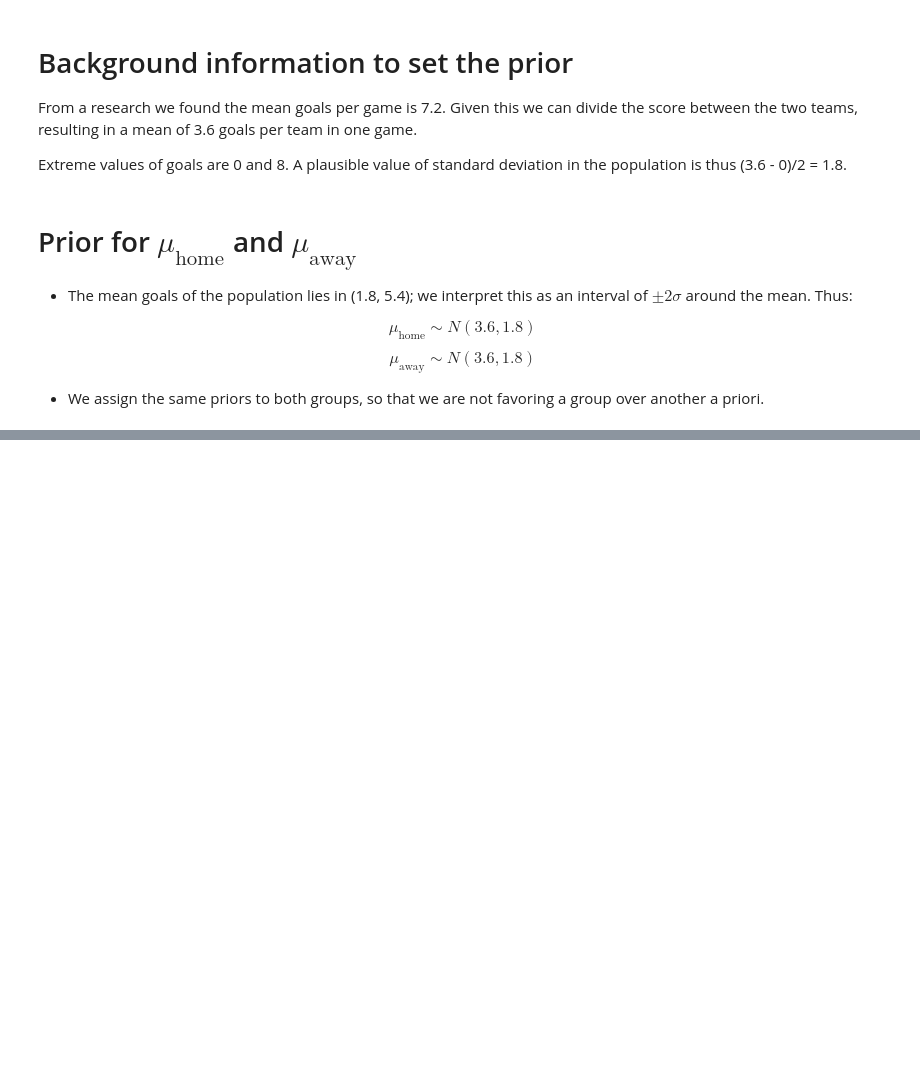
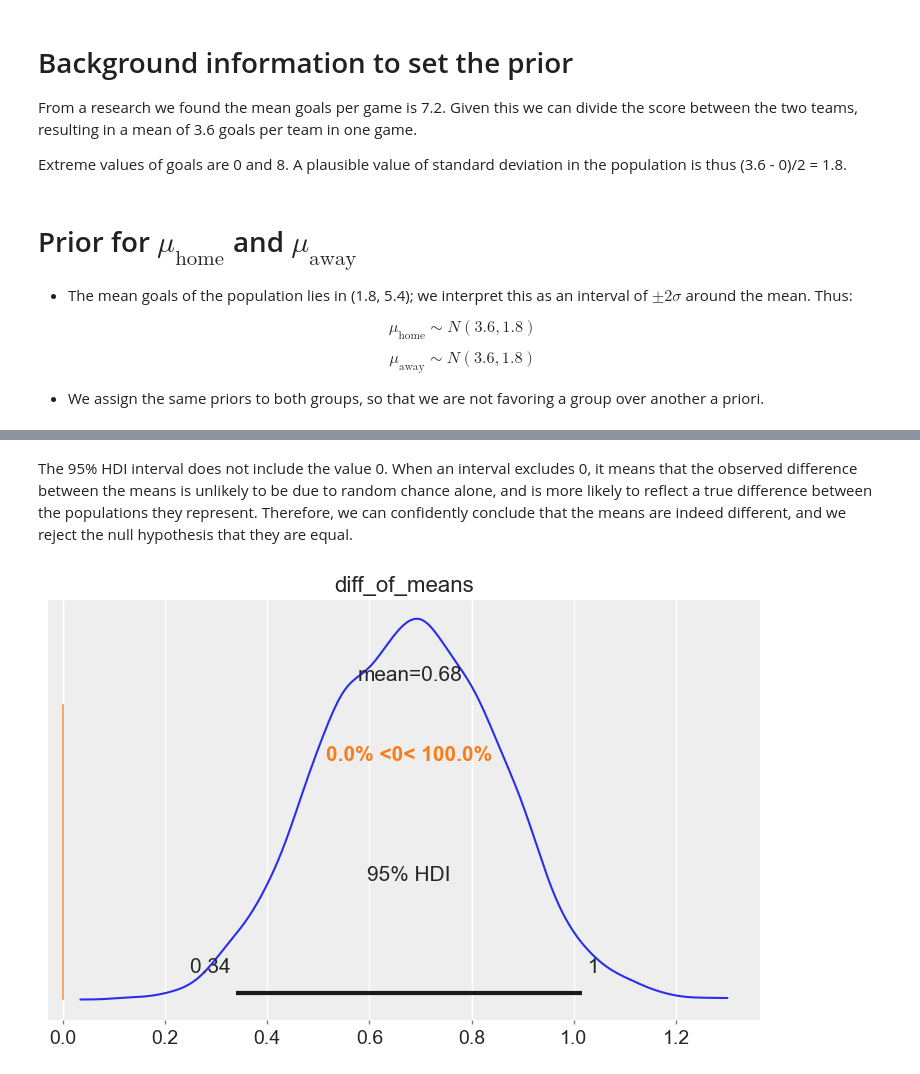
Before and after one commit to k0ruy/bayesian_retry, a Jupyter notebook: retry/hypotesis_test.ipynb, the cells around one changed output, grey strips where cells are left out. Saved outputs shown, nothing was run; the diff lists cells and outputs as text; code cells hidden in the pictures; blank space fills up the shorter version.

```diff
--- a/retry/hypotesis_test.ipynb
+++ b/retry/hypotesis_test.ipynb
@@ -196,0 +275,7 @@ pd.DataFrame(halfnorm.rvs(scale=3, size=10000)).describe()
+# %% [markdown]
+The 95% HDI interval does not include the value 0. When an interval excludes 0, it means that the observed difference between the means is unlikely to be due to random chance alone, and is more likely to reflect a true difference between the populations they represent. Therefore, we can confidently conclude that the means are indeed different, and we reject the null hypothesis that they are equal.
+# %%
+# question 2: which is the posterior probability of a positive effect?
+az.plot_posterior(normal_trace, var_names="diff_of_means", ref_val=0, hdi_prob=0.95);
+# %% [output]
+[figure, added]
```
Also changed, not shown: parts of 39 cells of this notebook.
